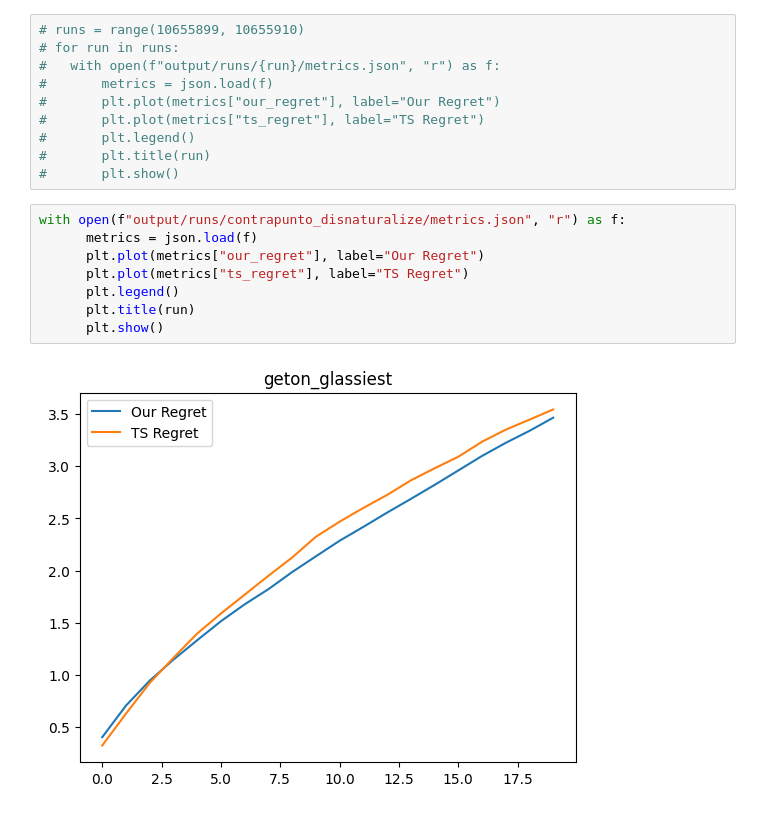
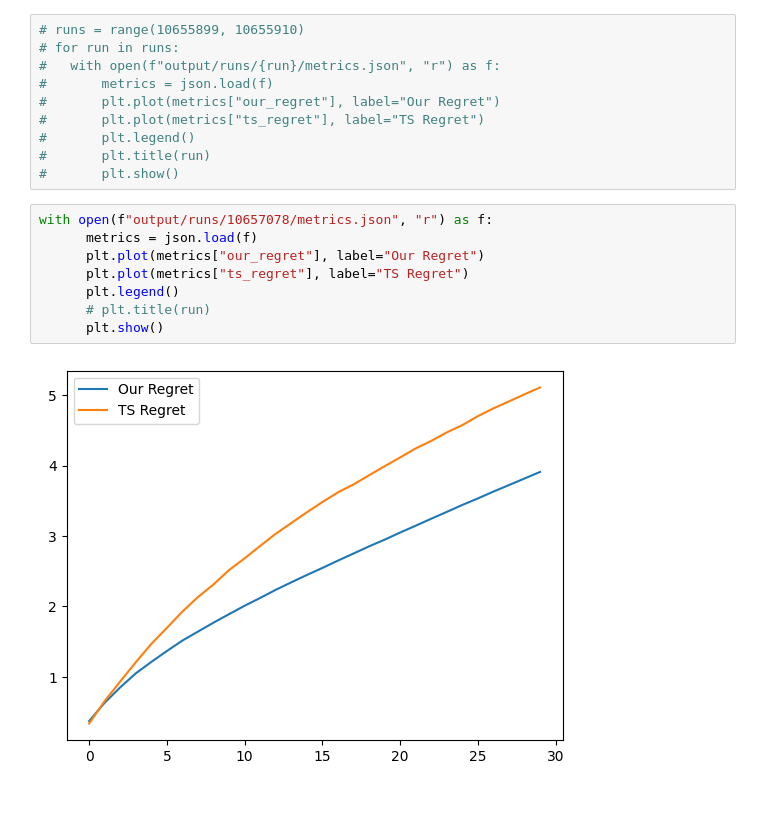
Before and after one commit to keertanavc/experior, a Jupyter notebook: test.ipynb, the cells around one changed output. Cells and saved outputs as stored; diff of their text form.

```diff
--- a/test.ipynb
+++ b/test.ipynb
@@ -15,12 +15,12 @@ import matplotlib.pyplot as plt
 #       plt.title(run)
 #       plt.show()
 # %%
-with open(f"output/runs/contrapunto_disnaturalize/metrics.json", "r") as f:
+with open(f"output/runs/10657078/metrics.json", "r") as f:
       metrics = json.load(f)
       plt.plot(metrics["our_regret"], label="Our Regret")
       plt.plot(metrics["ts_regret"], label="TS Regret")
       plt.legend()
-      plt.title(run)
+      # plt.title(run)
       plt.show()
 # %% [output]
-[figure, old version]
+[figure, new version]
```
Also changed, not shown: parts of 1 cell of this notebook, 14 other files.
